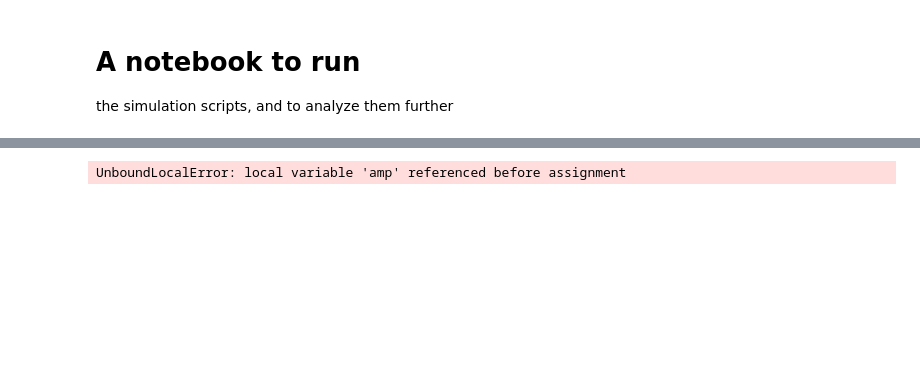
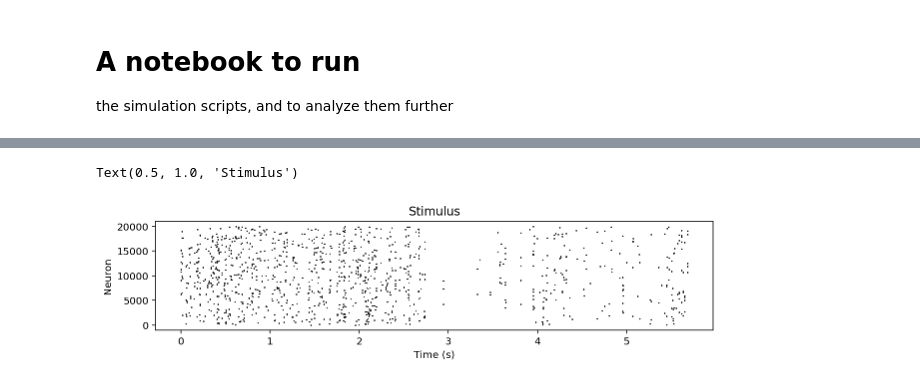
Before and after one commit to parenthetical-e/theagamma, a Jupyter notebook: notebooks/test-ing.ipynb, the cells around one changed output, grey strips where cells are left out. Drawn from its saved outputs; the diff is of its cells as text; code cells hidden in the pictures; blank space fills up the shorter version.

Commit message:
refactor: test-ing for functional code
from the script-based interface I inherited

```diff
--- a/notebooks/test-ing.ipynb
+++ b/notebooks/test-ing.ipynb
@@ -27,7 +27,2 @@ The lab_black extension is already loaded. To reload it, use:
-# %%
-# %run FS-RS-FS2.py
-from theagamma.ing import ing_coupling
-
-result = ing_coupling()
-# %% [output]
-UnboundLocalError: local variable 'amp' referenced before assignment
+# %%
+file_name = "../data/test_ing.pkl"
@@ -34,8 +31,13 @@ UnboundLocalError: local variable 'amp' referenced before assignment
+# %%
+result = load_result(file_name)
 # %%
 plt.figure(figsize=(10, 2))
-plt.plot(spikemonStimulus.t, spikemonStimulus.i, ".", markersize=0.1, color="black")
+plt.plot(*result["spikes"]["stim_p"], ".", markersize=1, color="black")
 plt.xlabel("Time (s)")
 plt.ylabel("Neuron")
 plt.title("Stimulus")
+# %% [output]
+Text(0.5, 1.0, 'Stimulus')
+[figure, added]
 # %%
 plt.figure(figsize=(10, 4))
```
Also changed, not shown: parts of 9 cells of this notebook.
